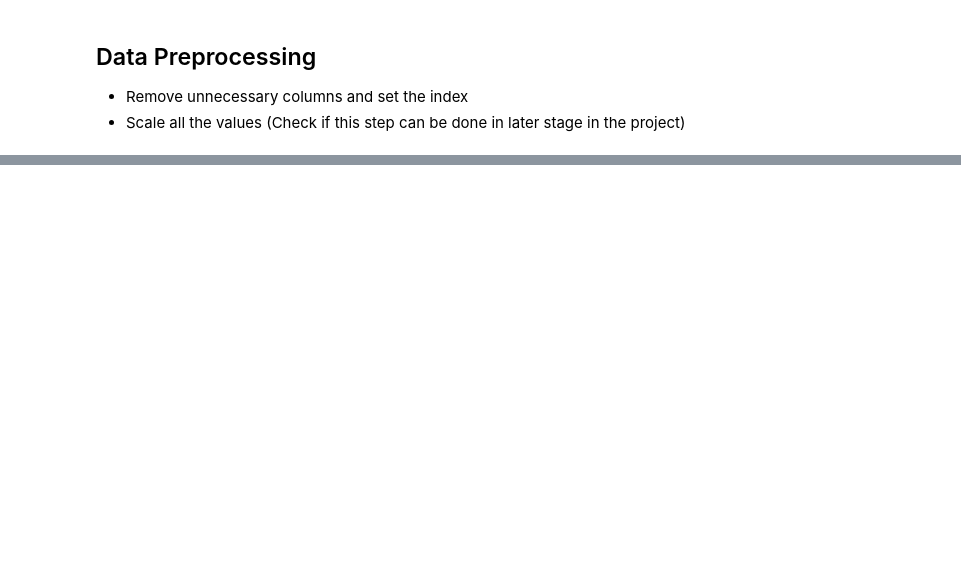
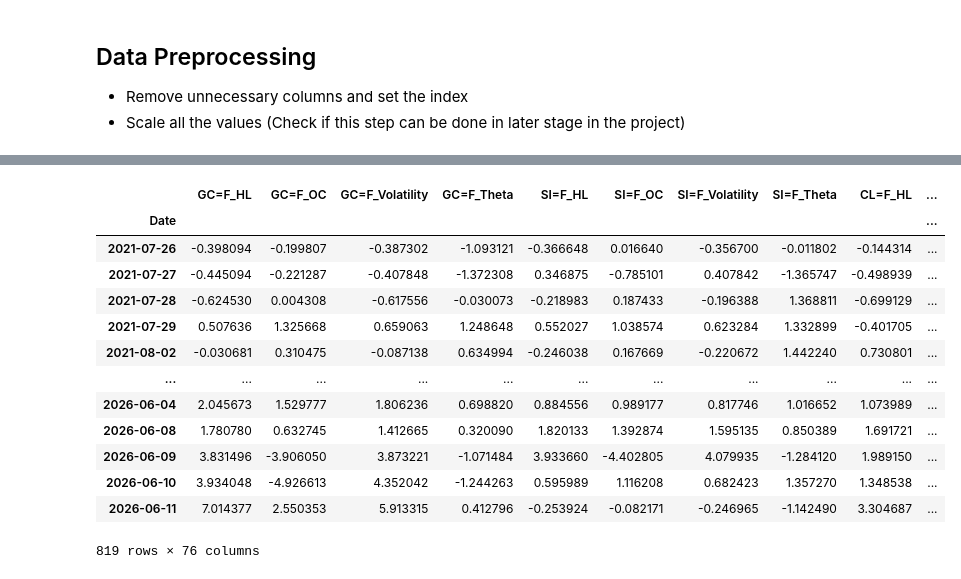
Before and after one commit to Sanket-g-75/Dynamic-Portfolio-Allocation, a Jupyter notebook: notebooks/test.ipynb, the cells around one changed output, grey strips where cells are left out. Drawn from its saved outputs; the diff is of its cells as text; code cells hidden in the pictures; blank space fills up the shorter version.

```diff
--- a/notebooks/test.ipynb
+++ b/notebooks/test.ipynb
@@ -24,3 +23,8 @@ with open(os.path.join(path,'config.yaml'),'r') as f:
 stocks = []
 for i in range(len(config['stocks'])):
     stocks.append(config['stocks'][i][0])
+
+features = config['features']['commodities'] + config['features']['forex'] + config['features']['w_indices'] + config['features']['other']
+instruments = stocks + features
+instruments.remove('JIOFIN.NS')
+instruments.remove('TMCV.NS')
@@ -35,8 +31,10 @@ instruments = stocks + features
 # %%
 common_idx = None
 
-for i in features:
+for i in instruments:
     data = pd.read_csv(os.path.join(path,'data','processed',f'p-{i}.csv'))
+    data['Date'] = pd.to_datetime(data['Date'])
+    data.set_index('Date',inplace=True)
     common_idx = data.index if common_idx is None else common_idx.intersection(data.index)
 
 common_idx = common_idx.sort_values()
@@ -179,0 +41,43 @@ mlflow.pytorch.log_model
+# %%
+dataframes = []
+fstocks = []
+
+for i in features:
+    data = pd.read_csv(os.path.join(path,'data','processed',f'p-{i}.csv'))
+    data['Date'] = pd.to_datetime(data['Date'])
+    data.set_index('Date',inplace=True)
+    data.drop(columns=f'{i}_Volume',inplace=True)              # As of now will remove the volumes
+    data = data.loc[common_idx]
+    dataframes.append(data)
+
+for i in ["TATASTEEL.NS", "SUNPHARMA.NS", "RELIANCE.NS", "INFY.NS", "TATACONSUM.NS"]:
+    data = pd.read_csv(os.path.join(path,'data','processed',f'p-{i}.csv'))
+    data['Date'] = pd.to_datetime(data['Date'])
+    data.set_index('Date',inplace=True)
+    data.drop(columns=f'{i}_Volume',inplace=True)
+    data = data.loc[common_idx]
+    fstocks.append(data)
+# %%
+dataset = pd.concat(dataframes,axis=1)
+stks = pd.concat(fstocks,axis=1)
+
+
+## dataset.to_csv(os.path.join(path,'data','final','Dataset.csv'))
+## stks.to_csv(os.path.join(path,'data','final','Stocks.csv'))
+# %%
+dataset
+# %% [output]
+|  | GC=F_HL | GC=F_OC | GC=F_Volatility | GC=F_Theta | SI=F_HL | SI=F_OC | SI=F_Volatility | SI=F_Theta | CL=F_HL | ... |
+| Date |  |  |  |  |  |  |  |  |  | ... |
+| 2021-07-26 | -0.398094 | -0.199807 | -0.387302 | -1.093121 | -0.366648 | 0.016640 | -0.356700 | -0.011802 | -0.144314 | ... |
+| 2021-07-27 | -0.445094 | -0.221287 | -0.407848 | -1.372308 | 0.346875 | -0.785101 | 0.407842 | -1.365747 | -0.498939 | ... |
+| 2021-07-28 | -0.624530 | 0.004308 | -0.617556 | -0.030073 | -0.218983 | 0.187433 | -0.196388 | 1.368811 | -0.699129 | ... |
+| 2021-07-29 | 0.507636 | 1.325668 | 0.659063 | 1.248648 | 0.552027 | 1.038574 | 0.623284 | 1.332899 | -0.401705 | ... |
+| 2021-08-02 | -0.030681 | 0.310475 | -0.087138 | 0.634994 | -0.246038 | 0.167669 | -0.220672 | 1.442240 | 0.730801 | ... |
+| ... | ... | ... | ... | ... | ... | ... | ... | ... | ... | ... |
+| 2026-06-04 | 2.045673 | 1.529777 | 1.806236 | 0.698820 | 0.884556 | 0.989177 | 0.817746 | 1.016652 | 1.073989 | ... |
+| 2026-06-08 | 1.780780 | 0.632745 | 1.412665 | 0.320090 | 1.820133 | 1.392874 | 1.595135 | 0.850389 | 1.691721 | ... |
+| 2026-06-09 | 3.831496 | -3.906050 | 3.873221 | -1.071484 | 3.933660 | -4.402805 | 4.079935 | -1.284120 | 1.989150 | ... |
+| 2026-06-10 | 3.934048 | -4.926613 | 4.352042 | -1.244263 | 0.595989 | 1.116208 | 0.682423 | 1.357270 | 1.348538 | ... |
+| 2026-06-11 | 7.014377 | 2.550353 | 5.913315 | 0.412796 | -0.253924 | -0.082171 | -0.246965 | -1.142490 | 3.304687 | ... |
+819 rows × 76 columns
```
Also changed, not shown: parts of 29 cells of this notebook, 4 other files.
